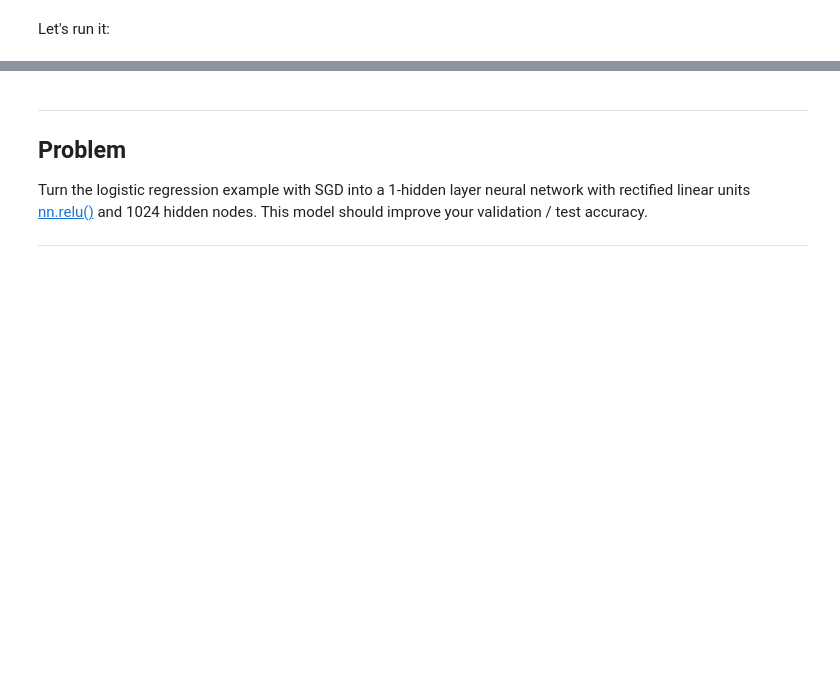
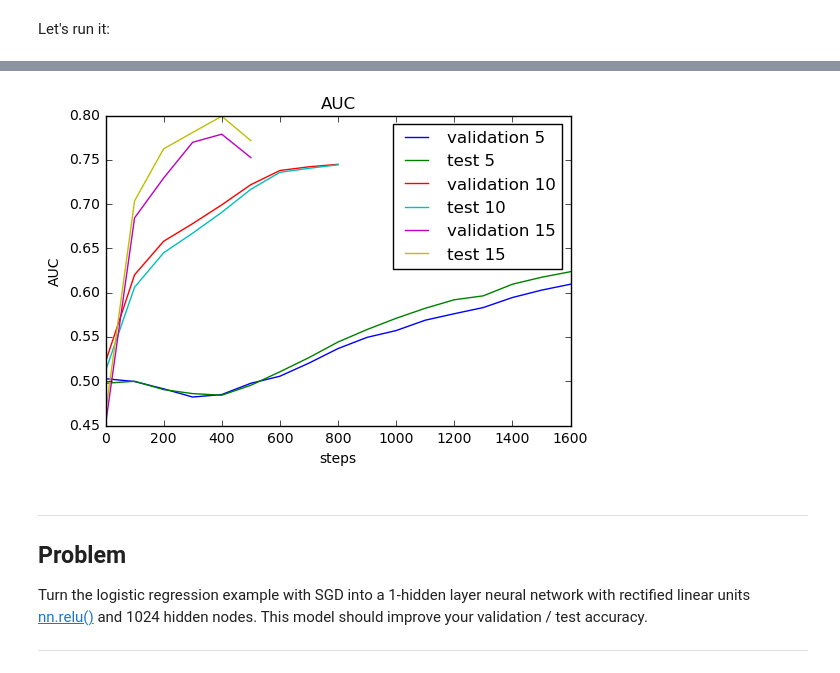
Before and after one commit to mabelvj/the-marinexplore-and-cornell-university-whale-detection-challenge, a Jupyter notebook: main_step2.ipynb, the cells around one changed output, grey strips where cells are left out. Saved outputs shown, nothing was run; the diff lists cells and outputs as text; code cells hidden in the pictures; blank space fills up the shorter version.

```diff
--- a/main_step2.ipynb
+++ b/main_step2.ipynb
@@ -125,18 +126,19 @@ with graph.as_default():
 # %% [markdown]
 Let's run this computation and iterate:
 # %%
-num_steps = 501
+#num_steps = 501
 #num_steps = train_dataset.shape[0] // batch_size
 
-#num_steps = 3001
+num_steps = 3001
 print ("num_steps:%d" %num_steps)
 
 valid_accuracy = []
+valid_auc = []
 test_accuracy = []
+test_auc = []
 pred_step = []
-def accuracy(predictions, labels):
-  return (100.0 * np.sum(np.argmax(predictions, 1) == np.argmax(labels, 1))
-          / predictions.shape[0])
+from sklearn.metrics import roc_auc_score
+
 
 with tf.Session(graph=graph) as session:
   # This is a one-time operation which ensures the parameters get initialized as
@@ -150,7 +152,7 @@ with tf.Session(graph=graph) as session:
     # arrays.
 
     _, l, predictions = session.run([optimizer, loss, train_prediction])
-    if (step % 100 == 0):
+    if (step % 250 == 0):
       print('Loss at step %d: %f' % (step, l))
 
       print('Training accuracy: %.1f%%' % accuracy(
@@ -159,12 +161,18 @@ with tf.Session(graph=graph) as session:
       # Calling .eval() on valid_prediction is basically like calling run(), but
       # just to get that one numpy array. Note that it recomputes all its graph
       # dependencies.
-      print('Validation accuracy: %.1f%%' % accuracy(
-        valid_prediction.eval(), valid_labels))
-      valid_accuracy.append(accuracy(
-        valid_prediction.eval(), valid_labels))
-      test_accuracy.append(accuracy(
-        test_prediction.eval(), test_labels))
-      pred_step.append(step)
+      print('Validation accuracy: %.1f%%' % accuracy(valid_prediction.eval(), valid_labels))
+      print('AUC: %.3f' %  roc_auc_score(valid_labels, valid_prediction.eval()))
+      print (".................")
+
+    if (step % 150 == 0):
+        valid_accuracy.append(accuracy(
+                valid_prediction.eval(), valid_labels))
+        valid_auc.append(roc_auc_score(valid_labels, valid_prediction.eval()))
+        test_accuracy.append(accuracy(
+                test_prediction.eval(), test_labels))
+        test_auc.append(roc_auc_score(test_labels, test_prediction.eval()))
+        pred_step.append(step)
   print('Test accuracy: %.1f%%' % accuracy(test_prediction.eval(), test_labels))
+  print('Test AUC ROC: %.3f' %  roc_auc_score(test_labels, test_prediction.eval()))
 # %% [output]
@@ -238,2 +221,5 @@ with graph.as_default():
+# %%
+batch_size = 10
+num_steps = 0
 # %% [markdown]
 Let's run it:
@@ -295,3 +345,14 @@ plt.legend()
+# %%
+for i in range(len(pred_step_array)):
+    plt.plot(pred_step_array[i],valid_auc_array[i], label= 'validation %d'%batch_size_array[i])
+    plt.plot(pred_step_array[i],test_auc_array[i], label= 'test %d'%batch_size_array[i])
+plt.xlabel('steps')
+plt.ylabel('AUC')
+plt.legend(loc= "best")
+plt.title ("AUC")
+plt.show()
+# %% [output]
+[figure, added]
 # %% [markdown]
 ---
 Problem
```
Also changed, not shown: parts of 10 cells of this notebook, 5 other files.
